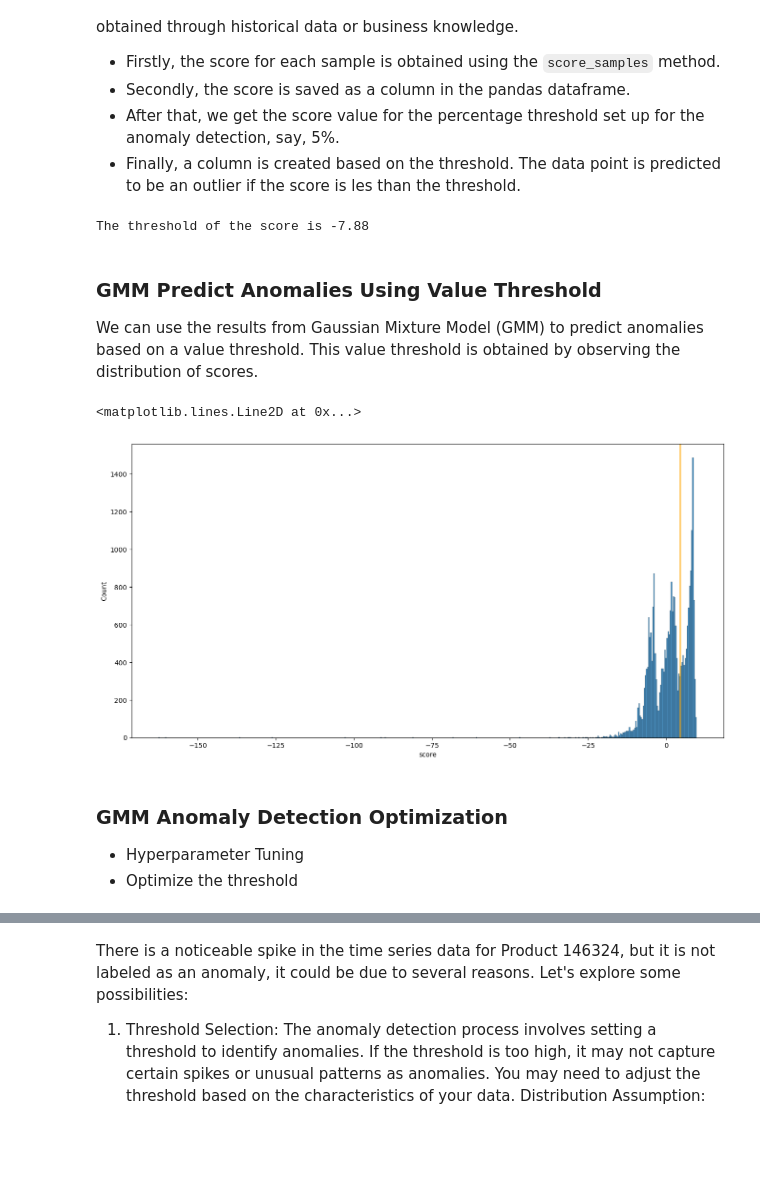
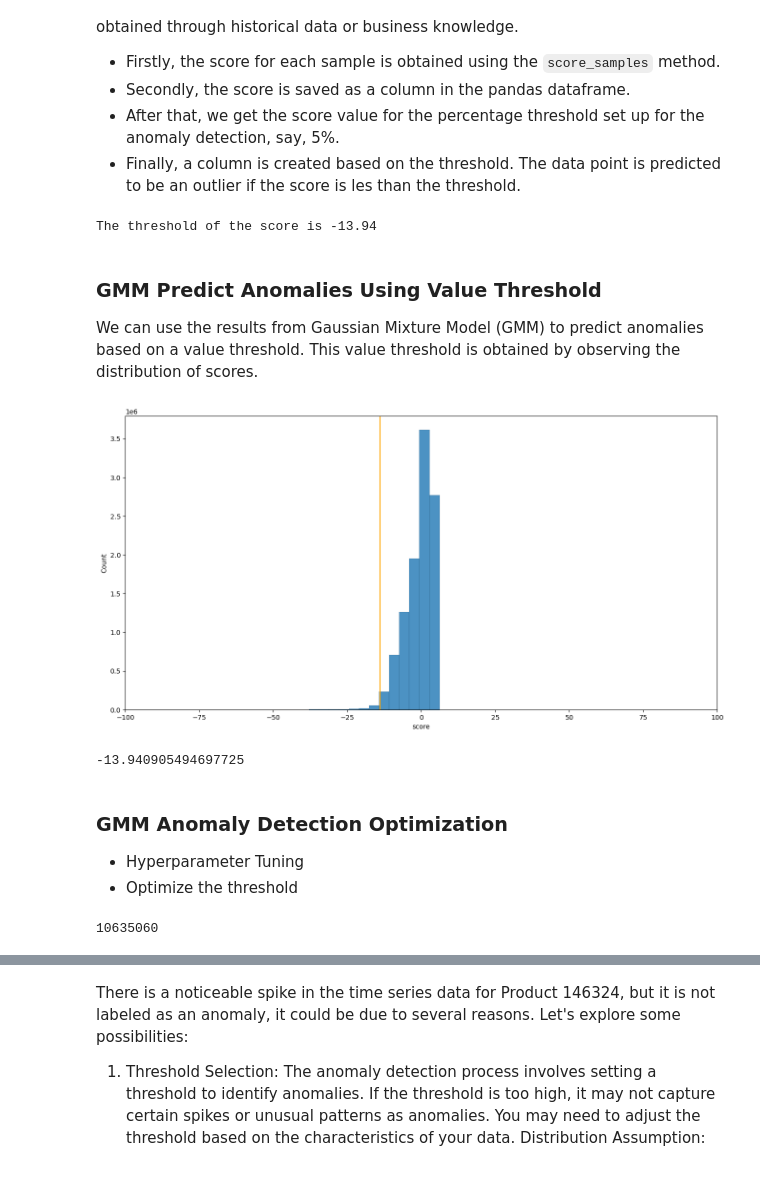
Before and after one commit to yli3-chwy/PulseGuard-Sales, a Jupyter notebook: notebooks/joint_wo_fc_error_GMM.ipynb, the cells around one changed output, grey strips where cells are left out. Cells and saved outputs as stored; diff of their text form; code cells hidden in the pictures; blank space fills up the shorter version.

```diff
--- a/notebooks/joint_wo_fc_error_GMM.ipynb
+++ b/notebooks/joint_wo_fc_error_GMM.ipynb
@@ -149,10 +149,12 @@ dtype: int64
 In this section, we assume `n_components = 5` (in this selected data, we have 8 segments), and `threshold = -50`.
 # %%
 # Select the columns for anomaly detection
-columns_for_anomaly_detection = ['TOTAL_NET_SALES', 'TOTAL_UNITS',
-                                        'PRICE', 'LIST_PRICE',
-                                        'RATING_AVG', 'RATING_CNT',
-                                        'TOTAL_CURRENT_ON_HAND'] # # metric_set
+columns_for_anomaly_detection = ['TOTAL_UNITS',
+    'LIST_PRICE',
+    'RATING_AVG',
+    'RATING_CNT',
+    'TOTAL_CURRENT_ON_HAND'
+                                        ] # # metric_set
 data_for_anomaly_detection = data[columns_for_anomaly_detection]
 
 # Check for missing values and handle them (replace NaN with a suitable strategy, e.g., mean)
@@ -227,8 +201,8 @@ score = gmm.score_samples(data_for_anomaly_detection_standardized)
 # Save the score as a column
 data['score'] = score
 
-# Get the score threshold for anomaly
-pct_threshold = np.percentile(score, 5)
+# Get the score threshold for anomaly 1%
+pct_threshold = np.percentile(score, 1)
 
 # Print the score threshold
 print(f'The threshold of the score is {pct_threshold:.2f}')
@@ -236,7 +210,7 @@ print(f'The threshold of the score is {pct_threshold:.2f}')
 # Label the anomalies
 data['anomaly_gmm_pct'] = data['score'].apply(lambda x: 1 if x < pct_threshold else 0)
 # %% [output]
-The threshold of the score is -7.88
+The threshold of the score is -13.94
 # %% [markdown]
 ### GMM Predict Anomalies Using Value Threshold
 
@@ -244,10 +218,14 @@ We can use the results from Gaussian Mixture Model (GMM) to predict anomalies ba
 # %%
 plt.figure(figsize = (16, 8))
 
-sns.histplot(data['score'], bins = 500, alpha=0.8)
+sns.histplot(data['score'], bins = 1000, alpha=0.8)
 
-plt.axvline(x=4.5, color = 'orange')
+plt.axvline(x=pct_threshold, color = 'orange')
+
+# Limit x-axis range
+plt.xlim(left=-100, right=100)
+
+plt.show()
 # %% [output]
-<matplotlib.lines.Line2D at 0x...>
-[figure, old version]
+[figure, new version]
 # %%
@@ -257,3 +235,7 @@ data['anomaly_gmm_value'] = data['score'].apply(lambda x: 1 if x < value_thresho
+# %%
+pct_threshold
+# %% [output]
+-13.940905494697725
 # %% [markdown]
 ### GMM Anomaly Detection Optimization
 
@@ -268,3 +250,7 @@ threshold = -50  # Example threshold, adjust based on the distribution of likeli
+# %%
+len(data)
+# %% [output]
+10635060
 # %%
 # Identify anomalies based on the threshold
 anomalies = data[likelihoods < threshold]
```
Also changed, not shown: parts of 29 cells of this notebook, 1 other file.
